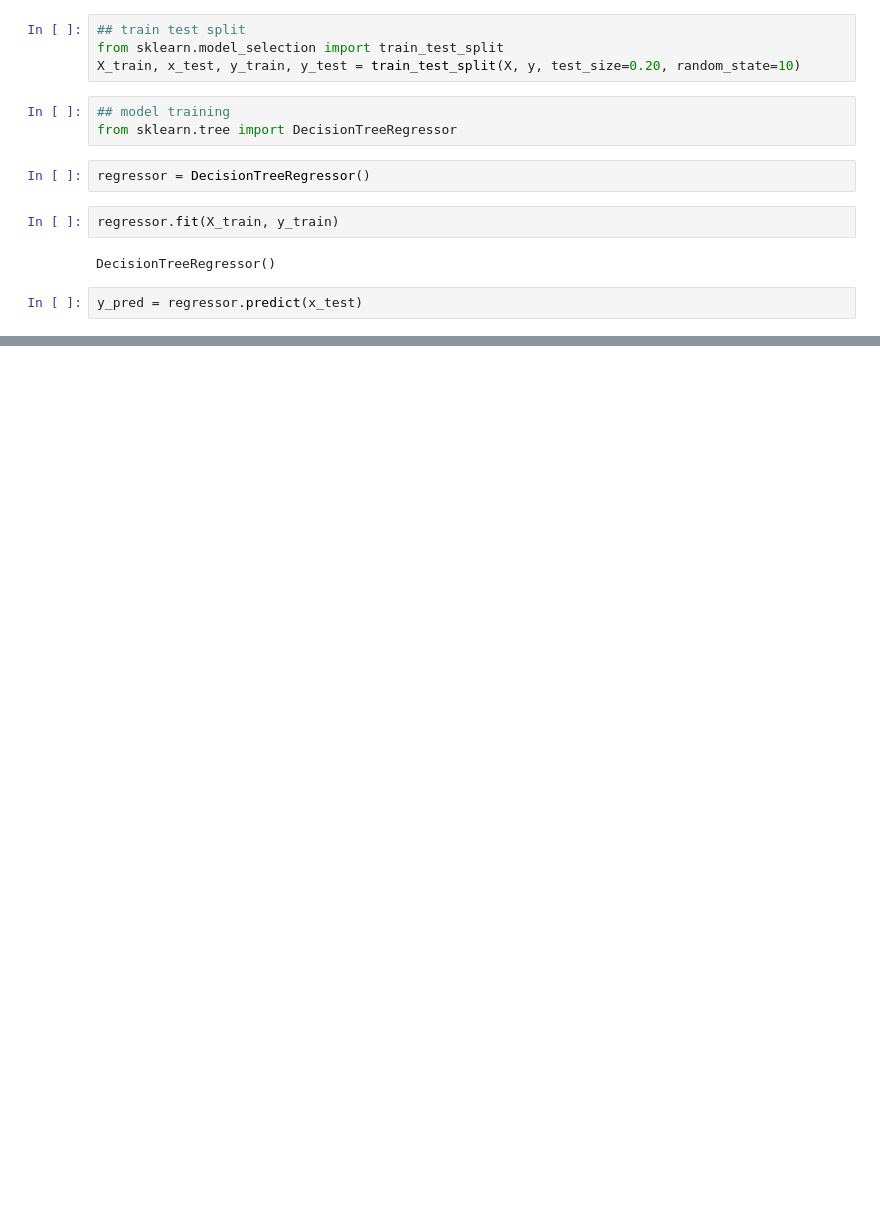
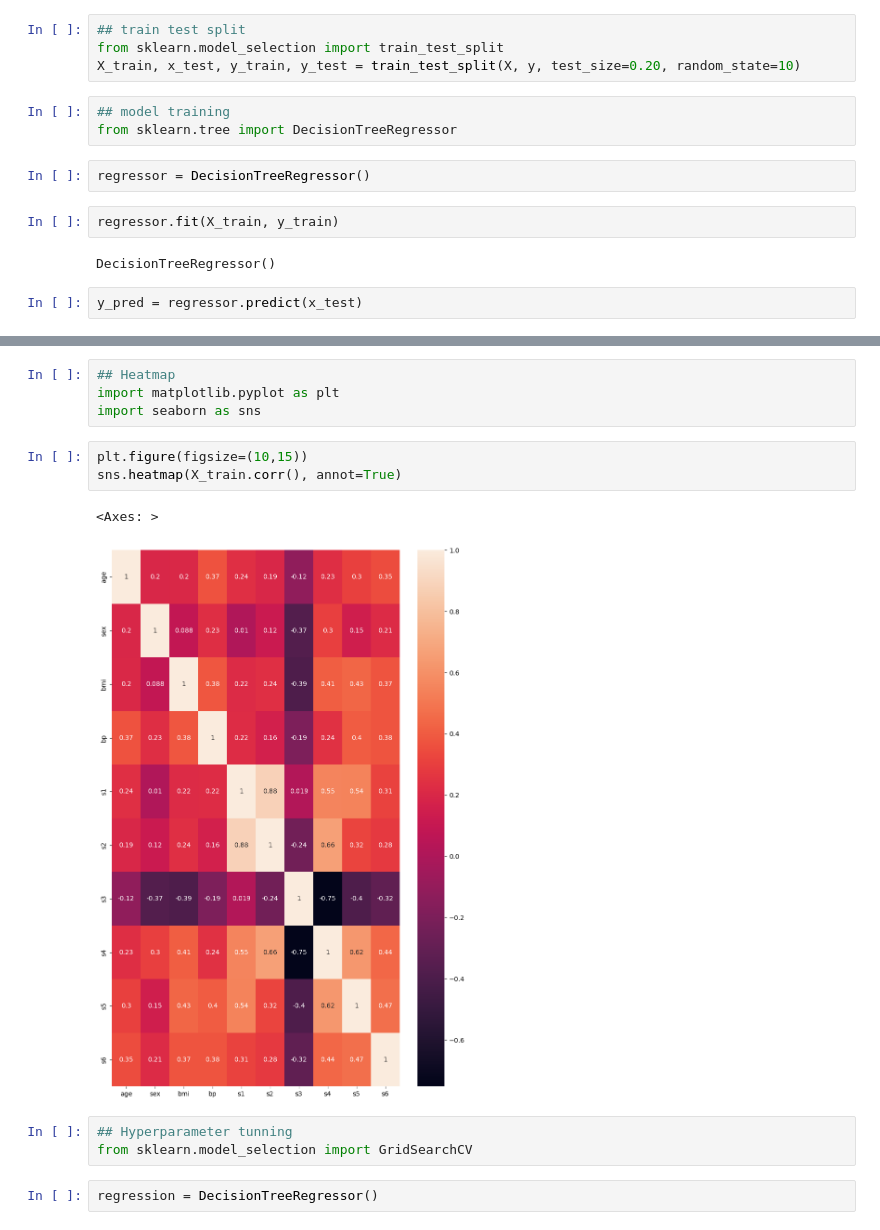
Before and after one commit to karthickmarisamy/machine_learning, a Jupyter notebook: decision_tree/regressor.ipynb, the cells around one changed output, grey strips where cells are left out. Cells and saved outputs as stored; diff of their text form; blank space fills up the shorter version.

Commit message:
Decision tree regressor

```diff
--- a/decision_tree/regressor.ipynb
+++ b/decision_tree/regressor.ipynb
@@ -56,0 +72,15 @@ print(mean_squared_error(y_test, y_pred))
+# %%
+## Heatmap
+import matplotlib.pyplot as plt
+import seaborn as sns
+# %%
+plt.figure(figsize=(10,15))
+sns.heatmap(X_train.corr(), annot=True)
+# %% [output]
+<Axes: >
+[figure, added]
+# %%
+## Hyperparameter tunning
+from sklearn.model_selection import GridSearchCV
+# %%
+regression = DecisionTreeRegressor()
```
Also changed, not shown: parts of 12 cells of this notebook.
